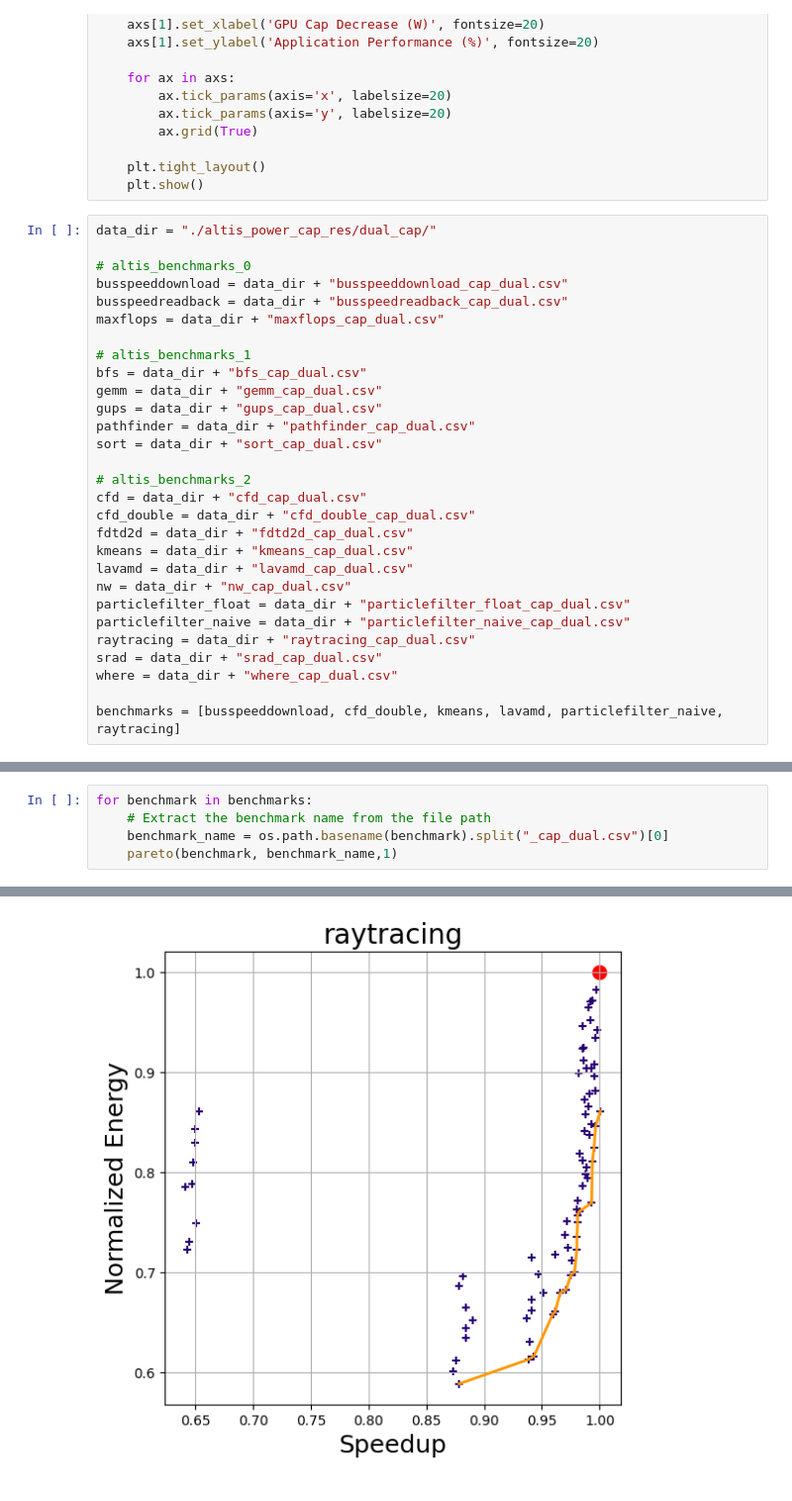
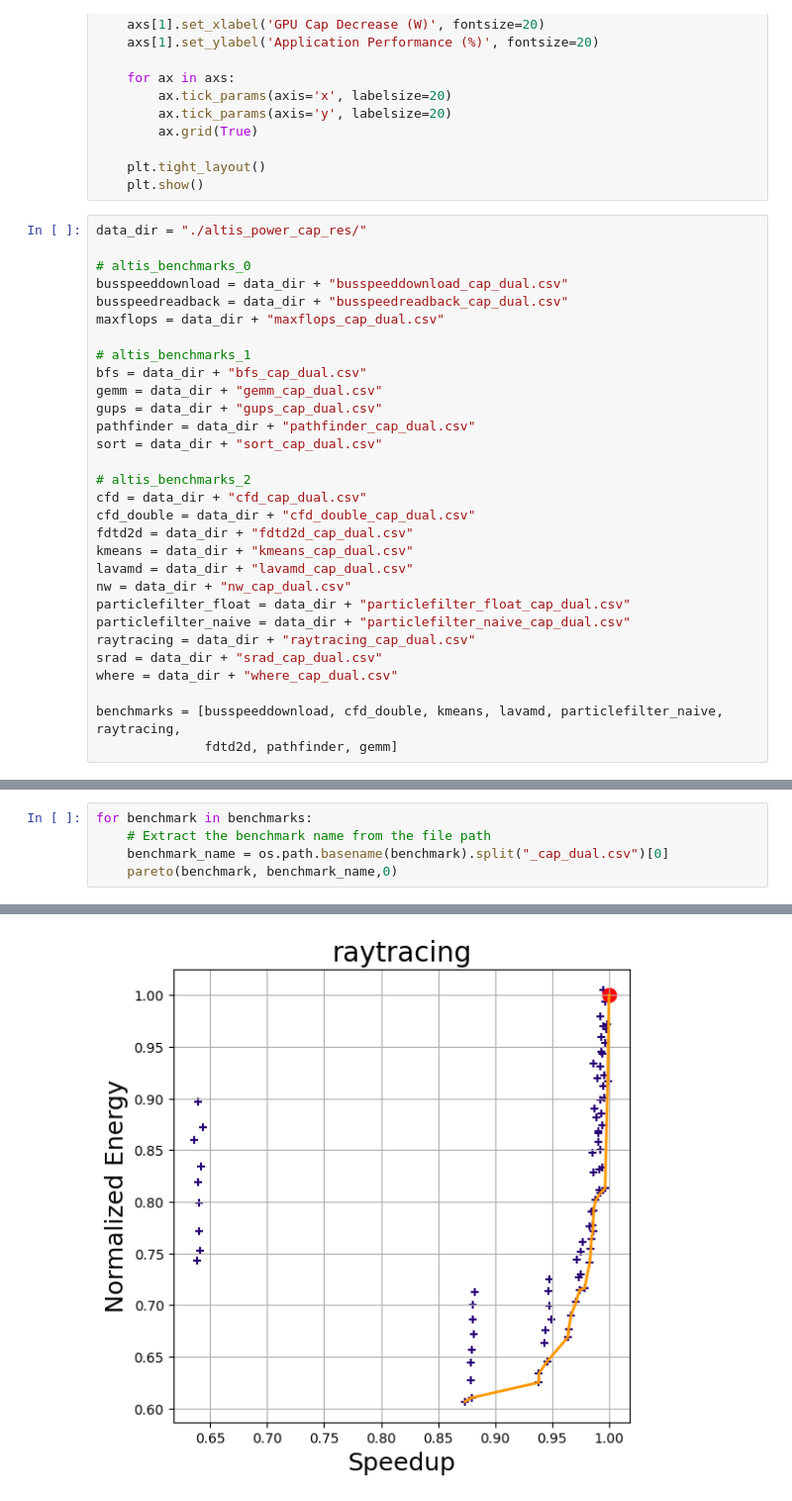
Before and after one commit to zzheng33/power, a Jupyter notebook: data/pareto.ipynb, the cells around one changed output, grey strips where cells are left out. Shown at 99% size. Cells and saved outputs as stored; diff of their text form.

```diff
--- a/data/pareto.ipynb
+++ b/data/pareto.ipynb
@@ -88,7 +88,7 @@ def plot_power_cap(file_cpu_cap, file_gpu_cap, benchmark,altis):
     plt.tight_layout()
     plt.show()
 # %%
-data_dir = "./altis_power_cap_res/dual_cap/"
+data_dir = "./altis_power_cap_res/"
 
 # altis_benchmarks_0
 busspeeddownload = data_dir + "busspeeddownload_cap_dual.csv"
@@ -115,7 +115,8 @@ raytracing = data_dir + "raytracing_cap_dual.csv"
 srad = data_dir + "srad_cap_dual.csv"
 where = data_dir + "where_cap_dual.csv"
 
-benchmarks = [busspeeddownload, cfd_double, kmeans, lavamd, particlefilter_naive, raytracing]
+benchmarks = [busspeeddownload, cfd_double, kmeans, lavamd, particlefilter_naive, raytracing,
+              fdtd2d, pathfinder, gemm]
 # %%
 def pareto_frontier(Xs, Ys, maxX=True, maxY=False):
     # Including index in the sort to track the original positions
@@ -203,5 +186,5 @@ CPU Cap (W): 65.0, GPU Cap (W): 100.0, Speedup: 0.78, Normalized Energy: 0.81
 for benchmark in benchmarks:
     # Extract the benchmark name from the file path
     benchmark_name = os.path.basename(benchmark).split("_cap_dual.csv")[0]
-    pareto(benchmark, benchmark_name,1)
+    pareto(benchmark, benchmark_name,0)
 # %% [output]
@@ -297 +196 @@ CPU Cap (W): 65.0, GPU Cap (W): 120.0, Speedup: 0.88, Normalized Energy: 0.59
-[figure, old version]
+[figure, new version]
```
Also changed, not shown: parts of 3 cells of this notebook, 1 other file.
